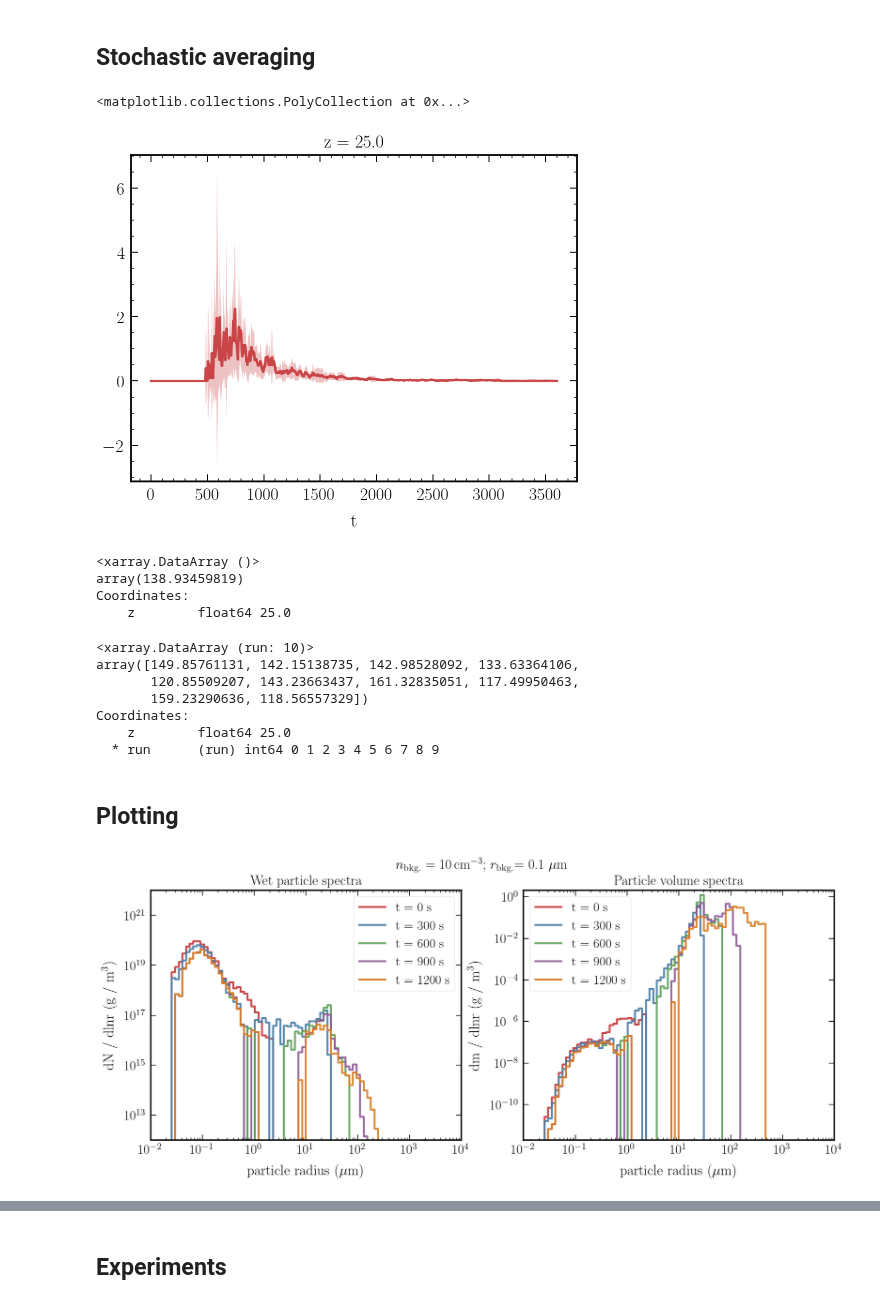
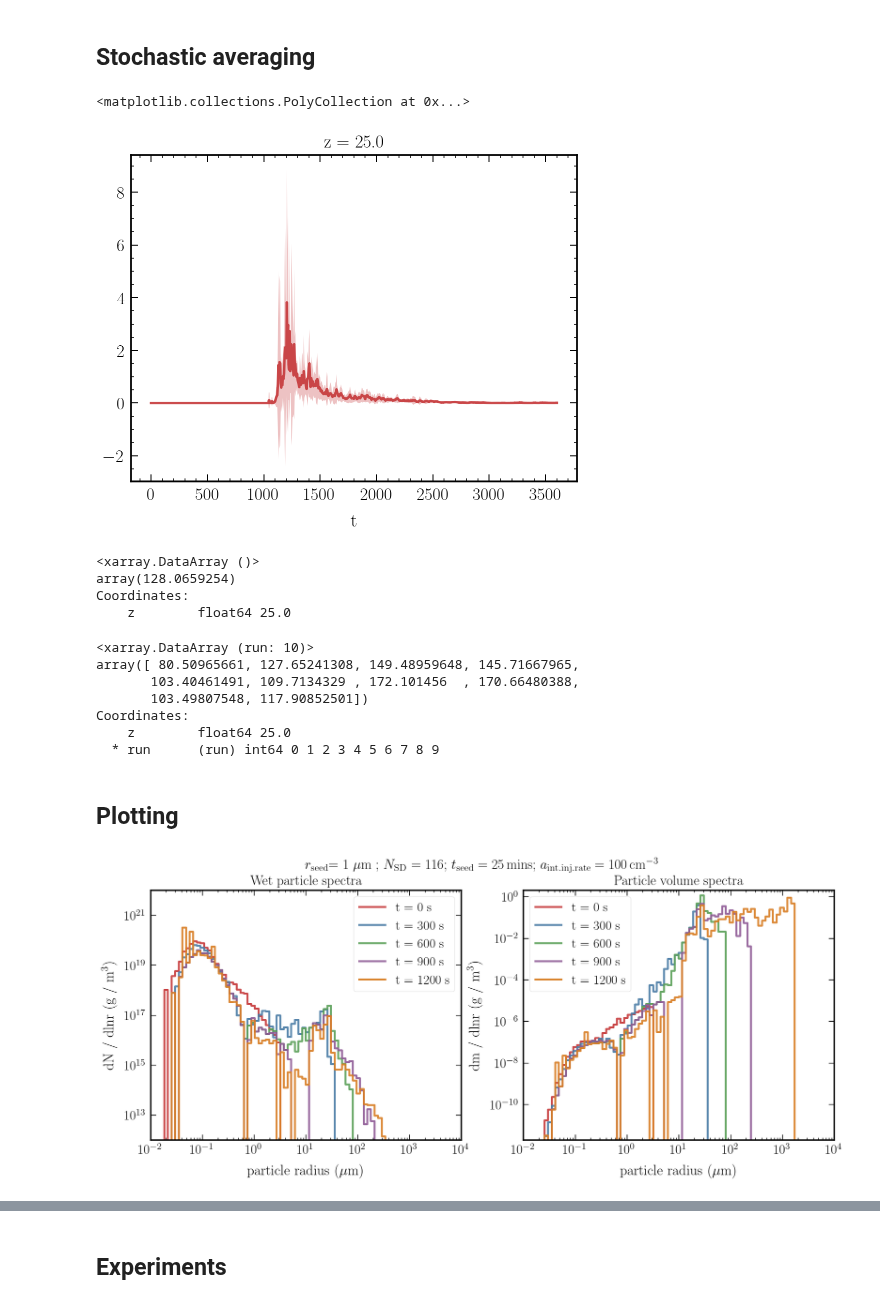
Before and after one commit to jtbuch/PySDM, a Jupyter notebook: examples/PySDM_examples/Buch_et_al_2024/plot_script_sd_update.ipynb, the cells around one changed output, grey strips where cells are left out. Saved outputs shown, nothing was run; the diff lists cells and outputs as text; code cells hidden in the pictures.

Commit message:
restricted number of seed SDs

```diff
--- a/examples/PySDM_examples/Buch_et_al_2024/plot_script_sd_update.ipynb
+++ b/examples/PySDM_examples/Buch_et_al_2024/plot_script_sd_update.ipynb
@@ -96,7 +96,7 @@ def plot_spectra(ax, stgs, oupt, key_arg, plt_arg, t_sel):
 ## Stochastic averaging
 # %%
 n_runs= 10
-sav_flag= False
+sav_flag= True
 
 output = {}
 settings = {}
@@ -106,7 +106,7 @@ surface_rain= {}
 
 np.random.seed(67) #87, 121
 rho_times_w_arr= np.array([2]) * si.kg/si.m**3 * si.m/si.s
-sfile_name=  "_n1_10_r1_0.1_nsdbkg_32_injrate_100_rsd_1_nsdseed_4_zseed_0.25_tseed_agg_60" #50_70_100_150_200_250_300  #"_n1_10_r1_0.1_benchmark"
+sfile_name=  "_n1_10_r1_0.1_nsdbkg_32_injrate_100_rsd_1_nsdseed_4_zseed_0.25_tseed_agg_200" #50_70_100_150_200_250_300  #"_n1_10_r1_0.1_benchmark"
 
 r_id= 0
 pbar = tqdm(total= n_runs)
@@ -121,7 +121,7 @@ while r_id < n_runs:
                 precip= True
                 )
             simulation[key] = Simulation(settings[key])
-            output[key]= simulation[key].stepwise_sd_update(seed_step= [60], seeding_type= 'aggregate') #50, 70, 100, 150, 200, 250, 300
+            output[key]= simulation[key].stepwise_sd_update(seed_step= [200], seeding_type= 'aggregate') #50, 70, 100, 150, 200, 250, 300
             rain_xarr[key]= xarray.DataArray(data= output[key].products['rain water mixing ratio'],
                             dims=["z", "t"],
                             coords=dict(
@@ -148,21 +148,21 @@ ax.fill_between(surface_rain[key].t, surface_rain[key].sel(z= 25).mean(dim= "run
                                         surface_rain[key].sel(z= 25).mean(dim= "run") - surface_rain[key].sel(z= 25).std(dim= "run"), alpha= 0.3)
 # %% [output]
 <matplotlib.collections.PolyCollection at 0x...>
-[figure, old version]
+[figure, new version]
 # %%
 surface_rain[key].sel(z= 25).sum(dim= "t").mean(dim= "run")
 # %% [output]
 <xarray.DataArray ()>
-array(138.93459819)
+array(128.0659254)
 Coordinates:
     z        float64 25.0
 # %%
 surface_rain[key].sel(z= 25).sum(dim= "t")
 # %% [output]
 <xarray.DataArray (run: 10)>
-array([149.85761131, 142.15138735, 142.98528092, 133.63364106,
-       120.85509207, 143.23663437, 161.32835051, 117.49950463,
-       159.23290636, 118.56557329])
+array([ 80.50965661, 127.65241308, 149.48959648, 145.71667965,
+       103.40461491, 109.7134329 , 172.101456  , 170.66480388,
+       103.49807548, 117.90852501])
 Coordinates:
     z        float64 25.0
   * run      (run) int64 0 1 2 3 4 5 6 7 8 9
@@ -171,32 +171,32 @@ Coordinates:
 # %%
 fig, ax= fig_ax(nrows= 1, ncols= 2)
 plot_spectra(ax[0], stgs= settings, oupt= output, key_arg= f"rhow={rho_times_w}_run={2}", plt_arg= 'wet spectrum', t_sel= 0.0)
 plot_spectra(ax[0], stgs= settings, oupt= output, key_arg= f"rhow={rho_times_w}_run={2}", plt_arg= 'wet spectrum', t_sel= 300.0)
 plot_spectra(ax[0], stgs= settings, oupt= output, key_arg= f"rhow={rho_times_w}_run={2}", plt_arg= 'wet spectrum', t_sel= 600.0)
 plot_spectra(ax[0], stgs= settings, oupt= output, key_arg= f"rhow={rho_times_w}_run={2}", plt_arg= 'wet spectrum', t_sel= 900.0)
 plot_spectra(ax[0], stgs= settings, oupt= output, key_arg= f"rhow={rho_times_w}_run={2}", plt_arg= 'wet spectrum', t_sel= 1200.0)
 
 ax[0].set_yscale('log');
 ax[0].set_ylim([1e12, 1e22]);
 ax[0].legend(frameon= True);
 ax[0].set_title(r'Wet particle spectra');
 
 plot_spectra(ax[1], stgs= settings, oupt= output, key_arg= f"rhow={rho_times_w}_run={2}", plt_arg= 'dvdlnr', t_sel= 0.0)
 plot_spectra(ax[1], stgs= settings, oupt= output, key_arg= f"rhow={rho_times_w}_run={2}", plt_arg= 'dvdlnr', t_sel= 300.0)
 plot_spectra(ax[1], stgs= settings, oupt= output, key_arg= f"rhow={rho_times_w}_run={2}", plt_arg= 'dvdlnr', t_sel= 600.0)
 plot_spectra(ax[1], stgs= settings, oupt= output, key_arg= f"rhow={rho_times_w}_run={2}", plt_arg= 'dvdlnr', t_sel= 900.0)
 plot_spectra(ax[1], stgs= settings, oupt= output, key_arg= f"rhow={rho_times_w}_run={2}", plt_arg= 'dvdlnr', t_sel= 1200.0)
 ax[1].set_yscale('log');
 ax[1].set_ylim([2e-12, 2]);
 ax[1].legend(frameon= True);
 ax[1].set_title(r'Particle volume spectra');
 #fig.suptitle(r'$n_{\rm bkg.} = 10 \, {\rm cm}^{-3}$; $r_{\rm bkg.}$= 0.1 $\mu {\rm m}$', fontsize= 18);
-fig.suptitle(r'$r_{\rm seed}$= 1 $\mu {\rm m}$ ; $N_{\rm SD}$ = %d; '%simulation['rhow=2.0_run=0'].n_seed_sds +
-                        r'$t_{\rm seed}= 5 \, {\rm mins}$; $a_{\rm int. inj. rate} = %d \, {\rm cm}^{-3}$'%np.ceil(settings['rhow=2.0_run=0'].int_inj_rate * 1e-6), fontsize= 18);
+fig.suptitle(r'$r_{\rm seed}$= 1 $\mu {\rm m}$ ; $N_{\rm SD}$ = %d; '%simulation['rhow=2.0_run=0'].seeded_arr.shape +
+                        r'$t_{\rm seed}= 25 \, {\rm mins}$; $a_{\rm int. inj. rate} = %d \, {\rm cm}^{-3}$'%np.ceil(settings['rhow=2.0_run=0'].int_inj_rate * 1e-6), fontsize= 18);
 if sav_flag:
     plt.savefig(sav_plt_path + 'spectra_plot_seeding' + sfile_name + '.pdf', bbox_inches='tight', dpi= 300);
 # %% [output]
-[figure, old version]
+[figure, new version]
 # %%
 fig, axes = fig_ax()
 plot_ax(axes, output= output[f"rhow={rho_times_w}_run={0}"].products, **contour_args, **kwargs['coal_rate'])
```
Also changed, not shown: parts of 4 cells of this notebook, 1 other file.
